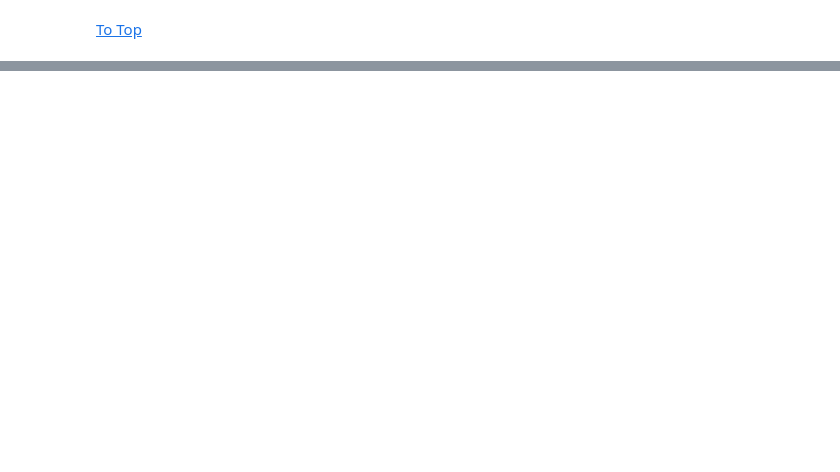
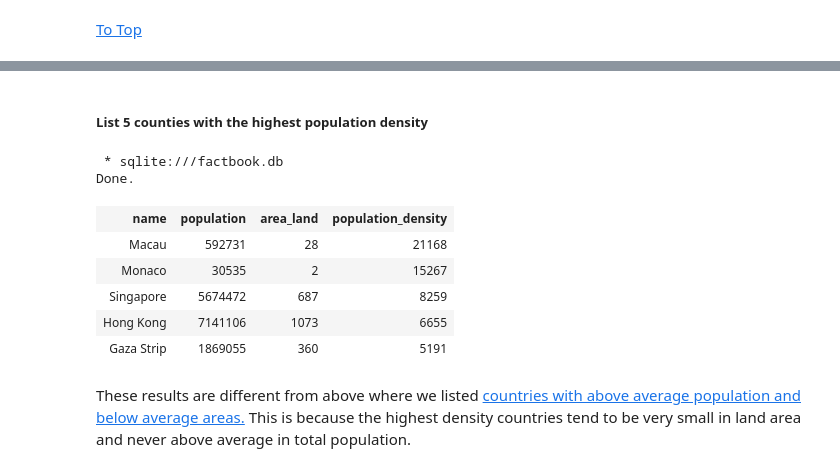
Before and after one commit to IS-87/DataQuest-GP-Simple-SQL-Usage, a Jupyter notebook: SQL for Data Analysis.ipynb, the cells around one changed output, grey strips where cells are left out. Drawn from its saved outputs; the diff is of its cells as text; code cells hidden in the pictures; blank space fills up the shorter version.

```diff
--- a/SQL for Data Analysis.ipynb
+++ b/SQL for Data Analysis.ipynb
@@ -176,0 +342,20 @@ Done.
+# %% [markdown]
+##### List 5 counties with the highest population density
+# %%
+%%sql
+
+SELECT name, population, area_land, population / area_land AS population_density
+  FROM facts
+ ORDER BY population_density DESC
+ LIMIT 5;
+# %% [output]
+ * sqlite:///factbook.db
+Done.
+| name | population | area_land | population_density |
+| Macau | 592731 | 28 | 21168 |
+| Monaco | 30535 | 2 | 15267 |
+| Singapore | 5674472 | 687 | 8259 |
+| Hong Kong | 7141106 | 1073 | 6655 |
+| Gaza Strip | 1869055 | 360 | 5191 |
+# %% [markdown]
+These results are different from above where we listed [countries with above average population and below average areas.](#See-list-of-countries-with-above-average-population-and-below-average-area) This is because the highest density countries tend to be very small in land area and never above average in total population.
```
Also changed, not shown: parts of 35 cells of this notebook.
